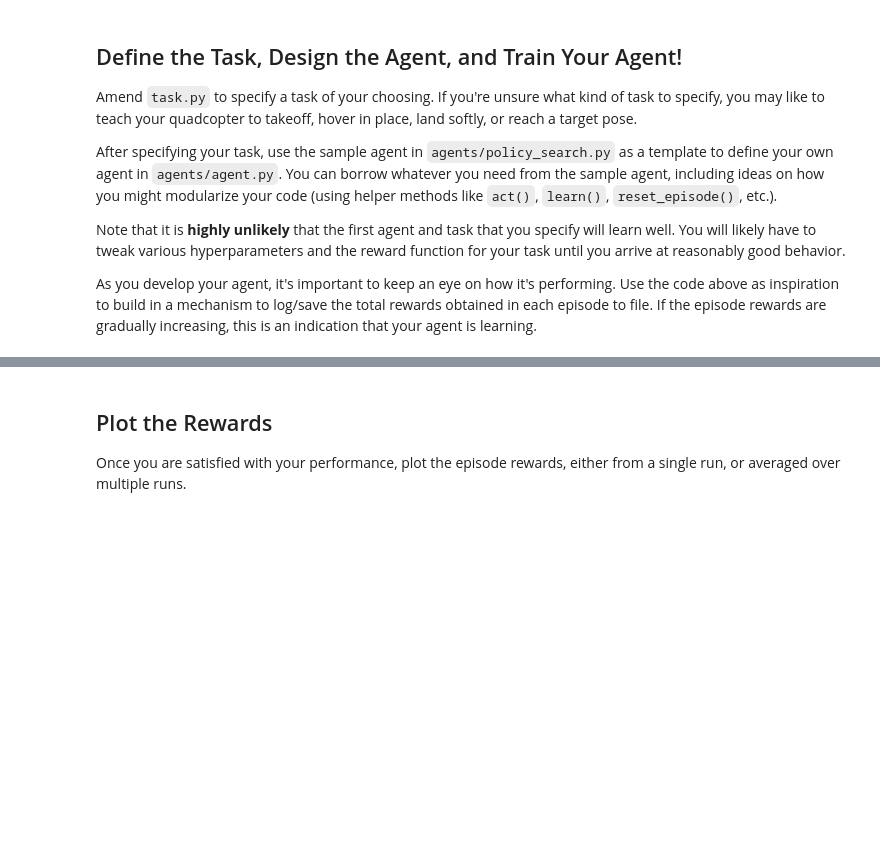
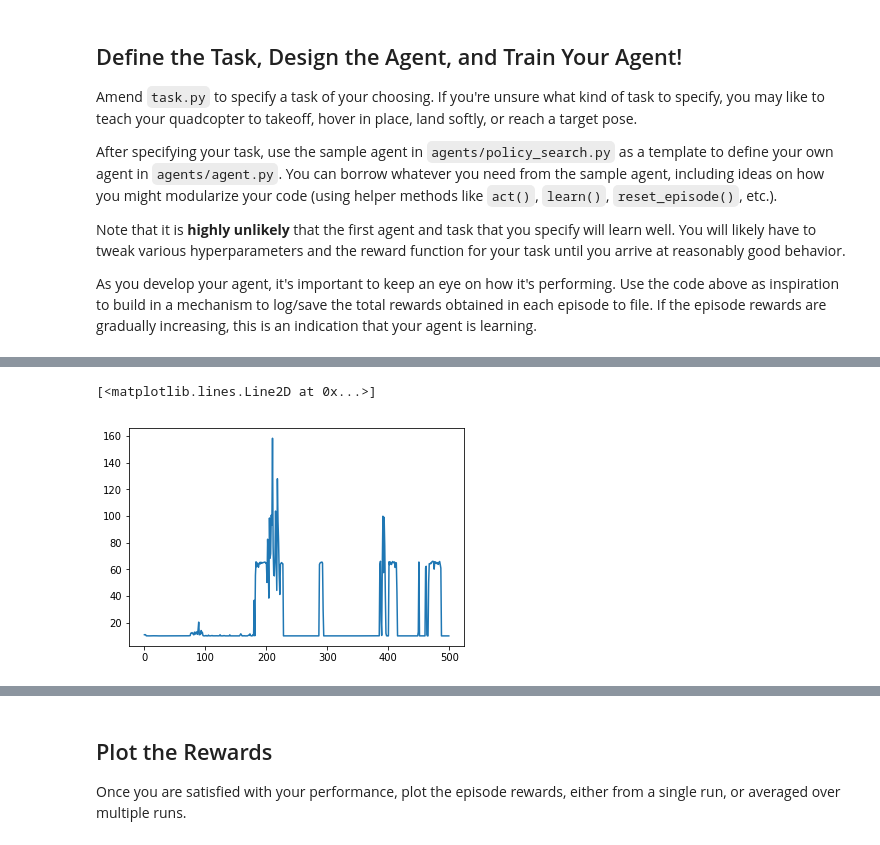
Before and after one commit to gotamist/deep-learning, a Jupyter notebook: Quadcopter_Project.ipynb, the cells around one changed output, grey strips where cells are left out. Cells and saved outputs as stored; diff of their text form; code cells hidden in the pictures; blank space fills up the shorter version.

```diff
--- a/Quadcopter_Project.ipynb
+++ b/Quadcopter_Project.ipynb
@@ -306,3 +325,8 @@ plt.plot(total_rewards)
+# %%
+plt.plot(max_heights)
+# %% [output]
+[<matplotlib.lines.Line2D at 0x...>]
+[figure, added]
 # %%
 # Run the simulation once more, and save the results for plotting
 # file_output = 'DDPGdata.txt'     # file name for saved results
```
Also changed, not shown: parts of 22 cells of this notebook.
